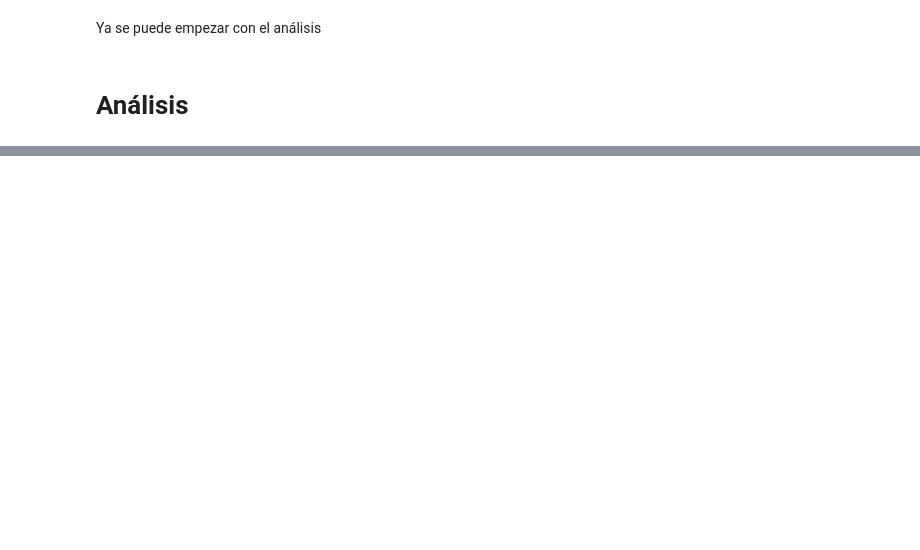
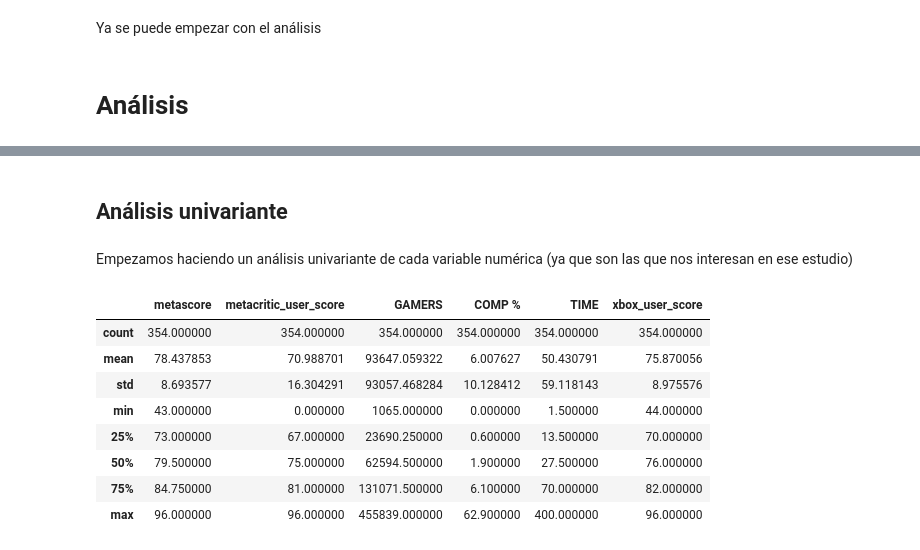
Before and after one commit to RisaacSBolivar/EDA_AprovechamientoXboxGP, a Jupyter notebook: src/notebooks/analisis.ipynb, the cells around one changed output, grey strips where cells are left out. Saved outputs shown, nothing was run; the diff lists cells and outputs as text; code cells hidden in the pictures; blank space fills up the shorter version.

```diff
--- a/src/notebooks/analisis.ipynb
+++ b/src/notebooks/analisis.ipynb
@@ -392,0 +420,20 @@ Ya se puede empezar con  el análisis
+# %% [markdown]
+## Análisis univariante
+# %% [markdown]
+Empezamos haciendo un análisis univariante de cada variable numérica (ya que son las que nos interesan en ese estudio)
+# %%
+# Análisis univariante de variables numéricas en df_merged
+numeric_columns = df_merged.select_dtypes(include=[np.number]).columns
+
+# Estadísticas descriptivas
+df_merged[numeric_columns].describe()
+# %% [output]
+|  | metascore | metacritic_user_score | GAMERS | COMP % | TIME | xbox_user_score |
+| count | 354.000000 | 354.000000 | 354.000000 | 354.000000 | 354.000000 | 354.000000 |
+| mean | 78.437853 | 70.988701 | 93647.059322 | 6.007627 | 50.430791 | 75.870056 |
+| std | 8.693577 | 16.304291 | 93057.468284 | 10.128412 | 59.118143 | 8.975576 |
+| min | 43.000000 | 0.000000 | 1065.000000 | 0.000000 | 1.500000 | 44.000000 |
+| 25% | 73.000000 | 67.000000 | 23690.250000 | 0.600000 | 13.500000 | 70.000000 |
+| 50% | 79.500000 | 75.000000 | 62594.500000 | 1.900000 | 27.500000 | 76.000000 |
+| 75% | 84.750000 | 81.000000 | 131071.500000 | 6.100000 | 70.000000 | 82.000000 |
+| max | 96.000000 | 96.000000 | 455839.000000 | 62.900000 | 400.000000 | 96.000000 |
```
Also changed, not shown: parts of 6 cells of this notebook, 1 other file.
